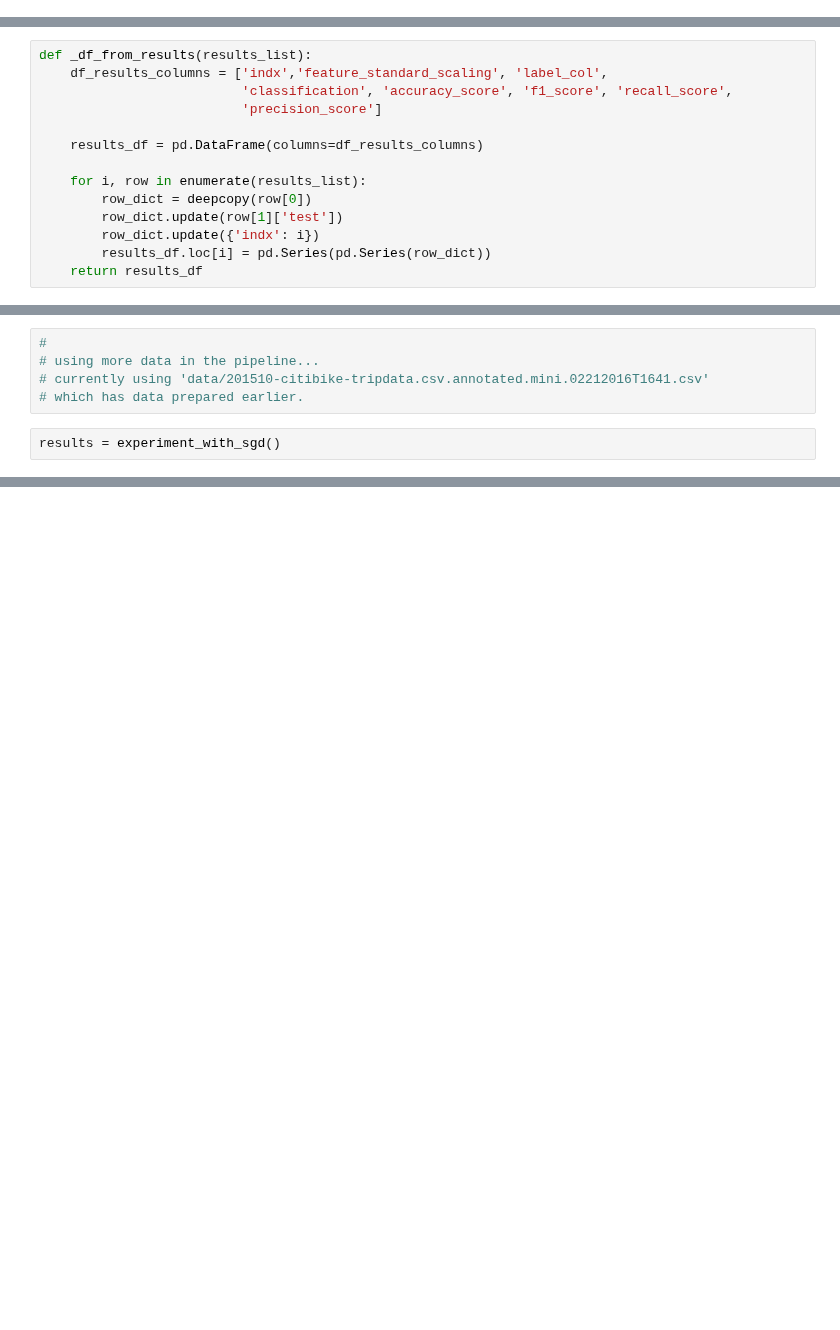
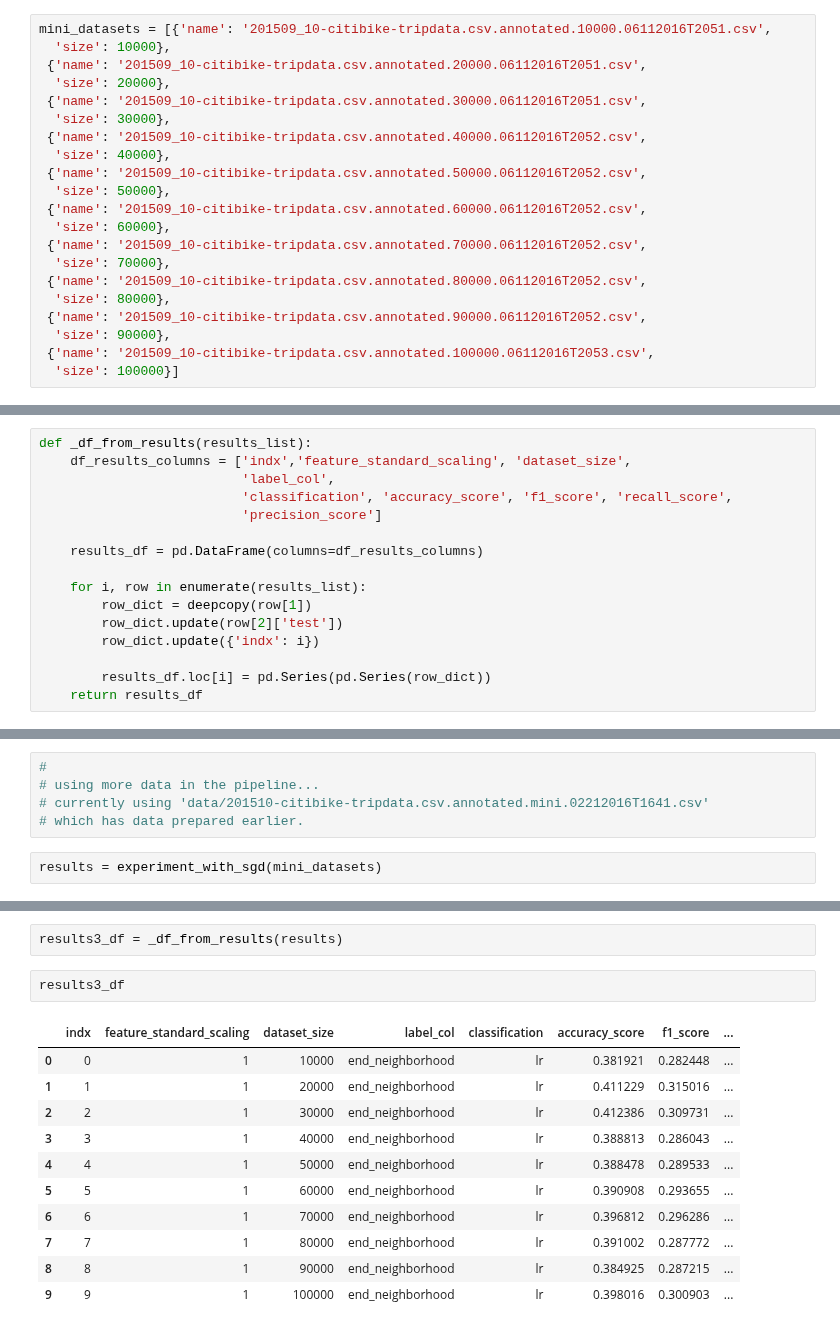
Before and after one commit to namoopsoo/learn-citibike, a Jupyter notebook: try_SGD_05072016.ipynb, the cells around one changed output, grey strips where cells are left out. Saved outputs shown, nothing was run; the diff lists cells and outputs as text; blank space fills up the shorter version.

```diff
--- a/try_SGD_05072016.ipynb
+++ b/try_SGD_05072016.ipynb
@@ -72,3 +106,24 @@ working on full dataset now...
+# %%
+mini_datasets = [{'name': '201509_10-citibike-tripdata.csv.annotated.10000.06112016T2051.csv',
+  'size': 10000},
+ {'name': '201509_10-citibike-tripdata.csv.annotated.20000.06112016T2051.csv',
+  'size': 20000},
+ {'name': '201509_10-citibike-tripdata.csv.annotated.30000.06112016T2051.csv',
+  'size': 30000},
+ {'name': '201509_10-citibike-tripdata.csv.annotated.40000.06112016T2052.csv',
+  'size': 40000},
+ {'name': '201509_10-citibike-tripdata.csv.annotated.50000.06112016T2052.csv',
+  'size': 50000},
+ {'name': '201509_10-citibike-tripdata.csv.annotated.60000.06112016T2052.csv',
+  'size': 60000},
+ {'name': '201509_10-citibike-tripdata.csv.annotated.70000.06112016T2052.csv',
+  'size': 70000},
+ {'name': '201509_10-citibike-tripdata.csv.annotated.80000.06112016T2052.csv',
+  'size': 80000},
+ {'name': '201509_10-citibike-tripdata.csv.annotated.90000.06112016T2052.csv',
+  'size': 90000},
+ {'name': '201509_10-citibike-tripdata.csv.annotated.100000.06112016T2053.csv',
+  'size': 100000}]
 # %%
 station_df_columns = [u'station_name', u'postal_code', u'sublocality',
        u'neighborhood', u'state']
@@ -335,16 +401,18 @@ couldnt run metrik  <function roc_curve at 0x...>  =>  Data is not binary and po
 couldnt run metrik  <function roc_curve at 0x...>  =>  Data is not binary and pos_label is not specified
 # %%
 def _df_from_results(results_list):
-    df_results_columns = ['indx','feature_standard_scaling', 'label_col',
+    df_results_columns = ['indx','feature_standard_scaling', 'dataset_size',
+                          'label_col',
                           'classification', 'accuracy_score', 'f1_score', 'recall_score',
                           'precision_score']
 
     results_df = pd.DataFrame(columns=df_results_columns)
 
     for i, row in enumerate(results_list):
-        row_dict = deepcopy(row[0])
-        row_dict.update(row[1]['test'])
+        row_dict = deepcopy(row[1])
+        row_dict.update(row[2]['test'])
         row_dict.update({'indx': i})
+
         results_df.loc[i] = pd.Series(pd.Series(row_dict))
     return results_df
 # %%
@@ -529,5 +597,5 @@ results2_sorted_by_precision
 # currently using 'data/201510-citibike-tripdata.csv.annotated.mini.02212016T1641.csv'
 # which has data prepared earlier.
 # %%
-results = experiment_with_sgd()
+results = experiment_with_sgd(mini_datasets)
 # %% [output]
@@ -535,0 +648,16 @@ ValueError: labels ['end_sublocality' 'end_postal_code' 'end_state' 'end_station
+# %%
+results3_df = _df_from_results(results)
+# %%
+results3_df
+# %% [output]
+|  | indx | feature_standard_scaling | dataset_size | label_col | classification | accuracy_score | f1_score | ... |
+| 0 | 0 | 1 | 10000 | end_neighborhood | lr | 0.381921 | 0.282448 | ... |
+| 1 | 1 | 1 | 20000 | end_neighborhood | lr | 0.411229 | 0.315016 | ... |
+| 2 | 2 | 1 | 30000 | end_neighborhood | lr | 0.412386 | 0.309731 | ... |
+| 3 | 3 | 1 | 40000 | end_neighborhood | lr | 0.388813 | 0.286043 | ... |
+| 4 | 4 | 1 | 50000 | end_neighborhood | lr | 0.388478 | 0.289533 | ... |
+| 5 | 5 | 1 | 60000 | end_neighborhood | lr | 0.390908 | 0.293655 | ... |
+| 6 | 6 | 1 | 70000 | end_neighborhood | lr | 0.396812 | 0.296286 | ... |
+| 7 | 7 | 1 | 80000 | end_neighborhood | lr | 0.391002 | 0.287772 | ... |
+| 8 | 8 | 1 | 90000 | end_neighborhood | lr | 0.384925 | 0.287215 | ... |
+| 9 | 9 | 1 | 100000 | end_neighborhood | lr | 0.398016 | 0.300903 | ... |
```
Also changed, not shown: parts of 17 cells of this notebook, 2 other files.
